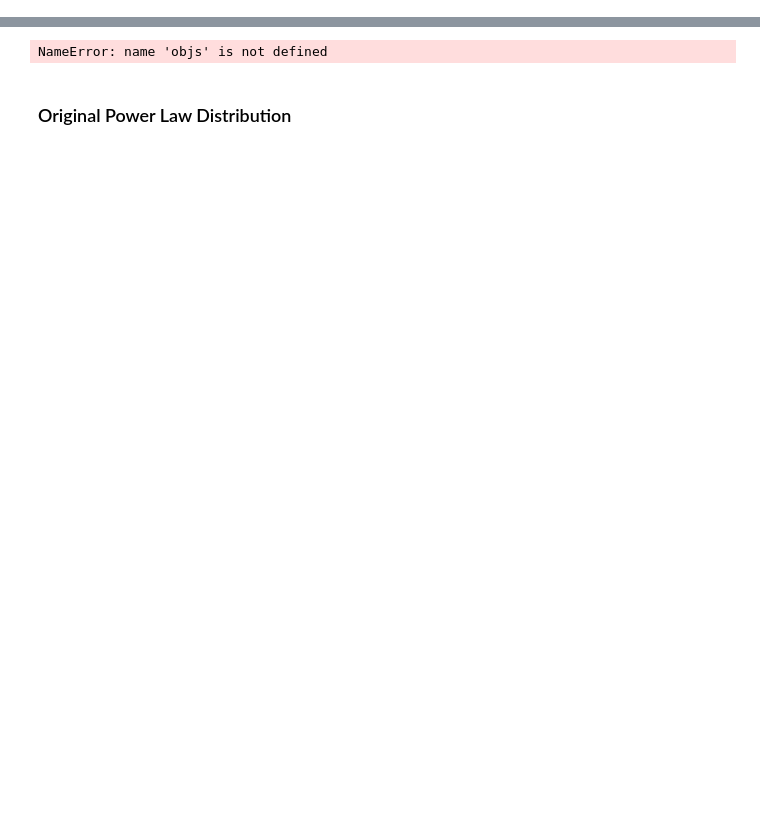
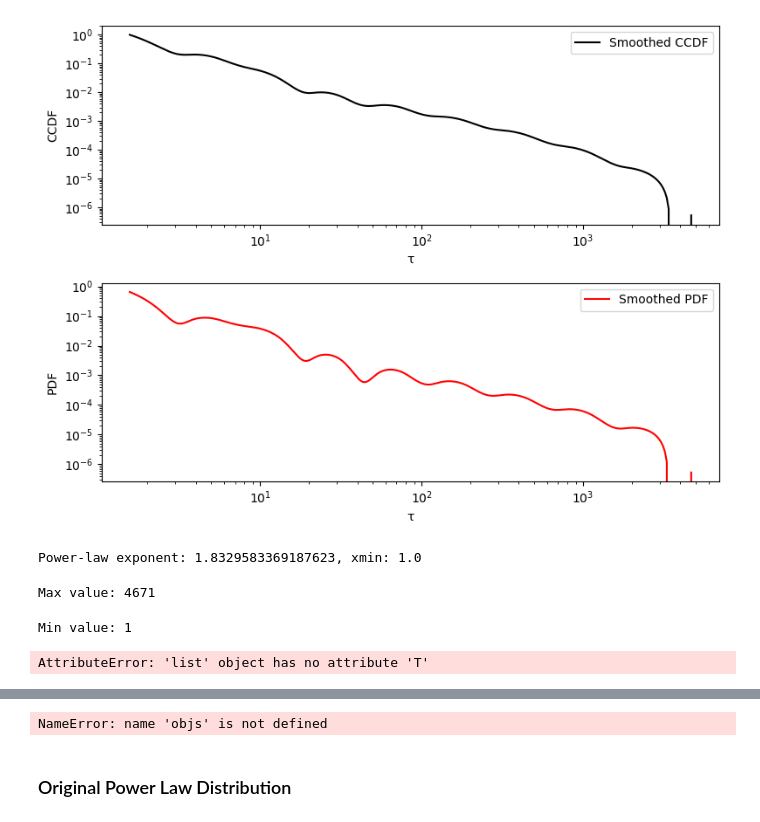
Before and after one commit to jin-awoo/bursty, a Jupyter notebook: other power laws.ipynb, the cells around one changed output, grey strips where cells are left out. Cells and saved outputs as stored; diff of their text form; code cells hidden in the pictures; blank space fills up the shorter version.

```diff
--- a/other power laws.ipynb
+++ b/other power laws.ipynb
@@ -27,0 +660,58 @@ objs[1]['chat']
+# %%
+import numpy as np
+import matplotlib.pyplot as plt
+from scipy.interpolate import make_interp_spline
+
+def empirical_ccdf(data, bins):
+    counts, bin_edges = np.histogram(data, bins=bins, density=True)
+    cdf = np.cumsum(counts[::-1])[::-1]  # Reverse cumulative sum
+    ccdf = cdf / cdf[0]  # Normalize to 1
+    return bin_edges[1:], ccdf
+
+def empirical_pdf(data, bins):
+    counts, bin_edges = np.histogram(data, bins=bins, density=True)
+    pdf = counts / np.sum(counts)  # Normalize to sum to 1
+    return bin_edges[1:], pdf
+
+def smooth_curve(x, y, num_points=300):
+    spline = make_interp_spline(x, y, k=3)  # Cubic spline interpolation
+    x_smooth = np.logspace(np.log10(min(x)), np.log10(max(x)), num_points)
+    y_smooth = spline(x_smooth)
+    return x_smooth, y_smooth
+
+def plot_empirical_ccdf_pdf(data, K):
+    bins = np.logspace(np.log10(min(data)), np.log10(max(data)), K)
+    x_vals_ccdf, ccdf_vals = empirical_ccdf(data, bins)
+    x_vals_pdf, pdf_vals = empirical_pdf(data, bins)
+
+    x_smooth_ccdf, y_smooth_ccdf = smooth_curve(x_vals_ccdf, ccdf_vals)
+    x_smooth_pdf, y_smooth_pdf = smooth_curve(x_vals_pdf, pdf_vals)
+
+    plt.figure(figsize=(8,6))
+
+    # Plot CCDF
+    plt.subplot(2, 1, 1)
+    plt.plot(x_smooth_ccdf, y_smooth_ccdf, color='black', label='Smoothed CCDF')
+    plt.xscale('log')
+    plt.yscale('log')
+    plt.xlabel('τ')
+    plt.ylabel('CCDF')
+    plt.legend()
+
+    # Plot PDF
+    plt.subplot(2, 1, 2)
+    plt.plot(x_smooth_pdf, y_smooth_pdf, color='red', label='Smoothed PDF')
+    plt.xscale('log')
+    plt.yscale('log')
+    plt.xlabel('τ')
+    plt.ylabel('PDF')
+    plt.legend()
+
+    plt.tight_layout()
+    plt.show()
+
+# Example Usage (Replace with actual data)
+K = 20
+plot_empirical_ccdf_pdf(data, K)
+# %% [output]
+[figure, added]
@@ -27,0 +725,22 @@ objs[1]['chat']
+# %%
+import powerlaw
+data = add1(team_t[-1])  # Your dataset
+fit = powerlaw.Fit(data,xmax=100,xmin=1)
+
+alpha = fit.alpha
+xmin = fit.xmin
+print(f"Power-law exponent: {alpha}, xmin: {xmin}")
+# %% [output]
+Power-law exponent: 1.8329583369187623, xmin: 1.0
+# %%
+print(f"Max value: {max(data)}")
+# %% [output]
+Max value: 4671
+# %%
+print(f"Min value: {min(data)}")
+# %% [output]
+Min value: 1
+# %%
+data
+# %% [output]
+AttributeError: 'list' object has no attribute 'T'
```
Also changed, not shown: parts of 29 cells of this notebook, 2 other files.
